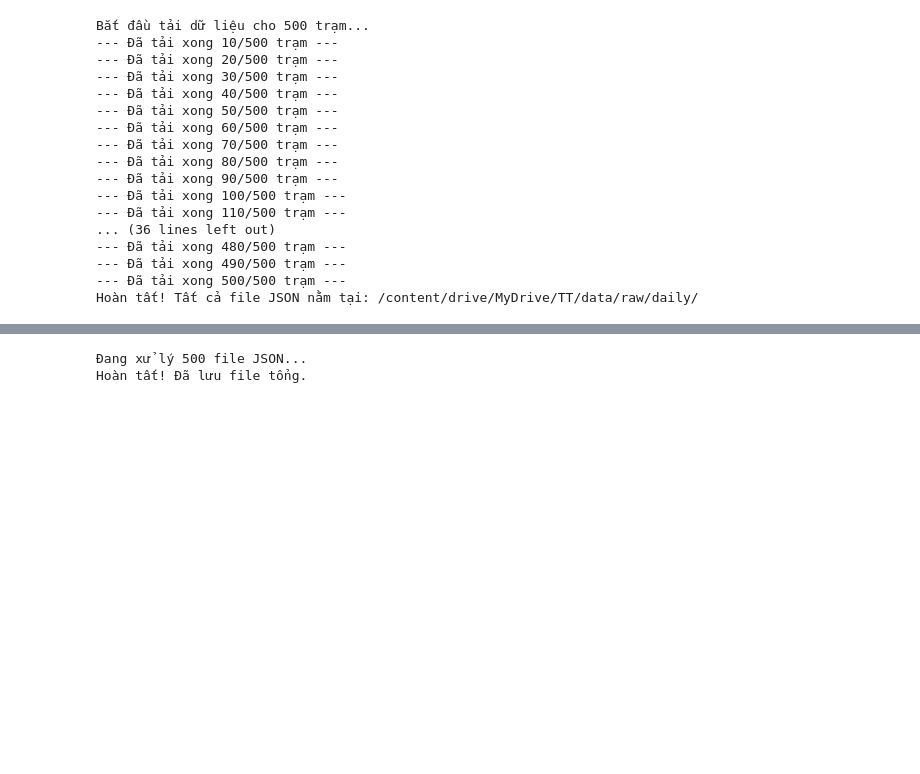
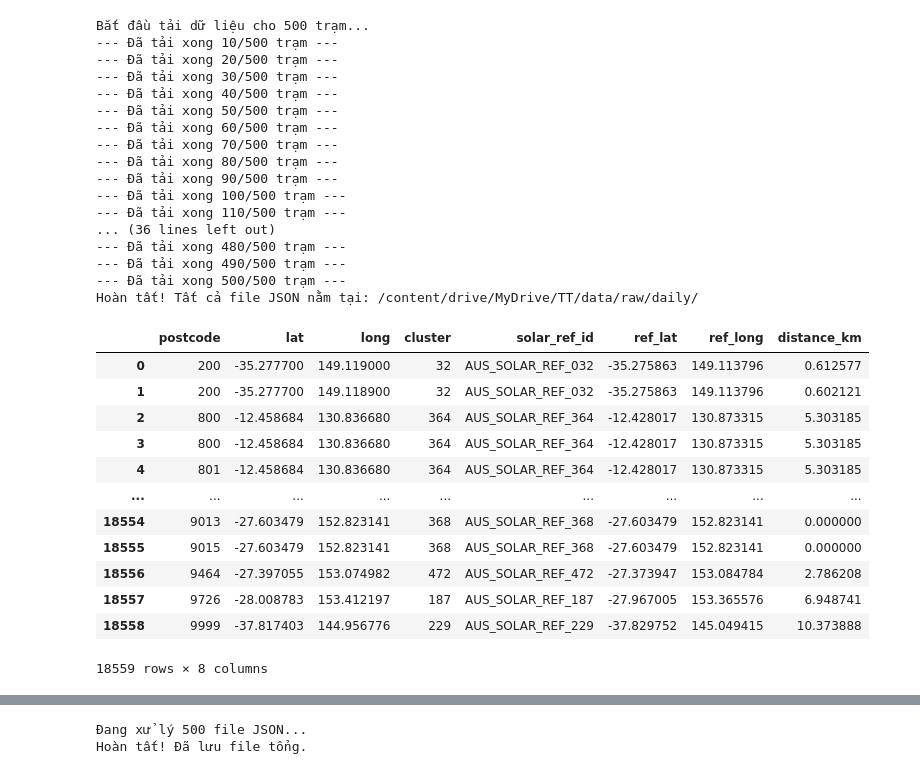
Before and after one commit to codenhenhe/aus-solar-generation-forecasting, a Jupyter notebook: aus-solar-generation-forecasting.ipynb, the cells around one changed output, grey strips where cells are left out. Drawn from its saved outputs; the diff is of its cells as text; code cells hidden in the pictures; blank space fills up the shorter version.

```diff
--- a/aus-solar-generation-forecasting.ipynb
+++ b/aus-solar-generation-forecasting.ipynb
@@ -468,3 +513,28 @@ Bắt đầu tải dữ liệu cho 500 trạm...
 --- Đã tải xong 490/500 trạm ---
 --- Đã tải xong 500/500 trạm ---
 Hoàn tất! Tất cả file JSON nằm tại: /content/drive/MyDrive/TT/data/raw/daily/
+# %%
+import pandas as pd
+
+ref_points_path = "/content/drive/MyDrive/TT/data/postcode_to_ref_mapping.csv"
+# ref_points_path = "/content/drive/MyDrive/TT/data/volta_solar_reference_points.csv"
+
+ref_df = pd.read_csv(ref_points_path)
+
+# ref_df[ref_df['postcode'] == 852]
+
+ref_df
+# %% [output]
+|  | postcode | lat | long | cluster | solar_ref_id | ref_lat | ref_long | distance_km |
+| 0 | 200 | -35.277700 | 149.119000 | 32 | AUS_SOLAR_REF_032 | -35.275863 | 149.113796 | 0.612577 |
+| 1 | 200 | -35.277700 | 149.118900 | 32 | AUS_SOLAR_REF_032 | -35.275863 | 149.113796 | 0.602121 |
+| 2 | 800 | -12.458684 | 130.836680 | 364 | AUS_SOLAR_REF_364 | -12.428017 | 130.873315 | 5.303185 |
+| 3 | 800 | -12.458684 | 130.836680 | 364 | AUS_SOLAR_REF_364 | -12.428017 | 130.873315 | 5.303185 |
+| 4 | 801 | -12.458684 | 130.836680 | 364 | AUS_SOLAR_REF_364 | -12.428017 | 130.873315 | 5.303185 |
+| ... | ... | ... | ... | ... | ... | ... | ... | ... |
+| 18554 | 9013 | -27.603479 | 152.823141 | 368 | AUS_SOLAR_REF_368 | -27.603479 | 152.823141 | 0.000000 |
+| 18555 | 9015 | -27.603479 | 152.823141 | 368 | AUS_SOLAR_REF_368 | -27.603479 | 152.823141 | 0.000000 |
+| 18556 | 9464 | -27.397055 | 153.074982 | 472 | AUS_SOLAR_REF_472 | -27.373947 | 153.084784 | 2.786208 |
+| 18557 | 9726 | -28.008783 | 153.412197 | 187 | AUS_SOLAR_REF_187 | -27.967005 | 153.365576 | 6.948741 |
+| 18558 | 9999 | -37.817403 | 144.956776 | 229 | AUS_SOLAR_REF_229 | -37.829752 | 145.049415 | 10.373888 |
+18559 rows × 8 columns
```
Also changed, not shown: parts of 47 cells of this notebook, 27 other files.
